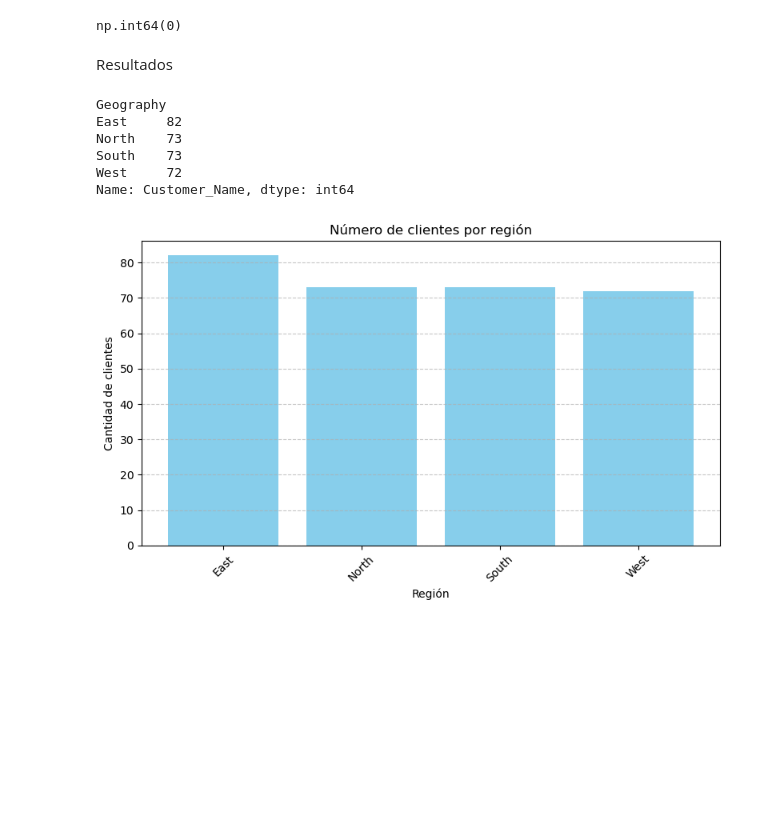
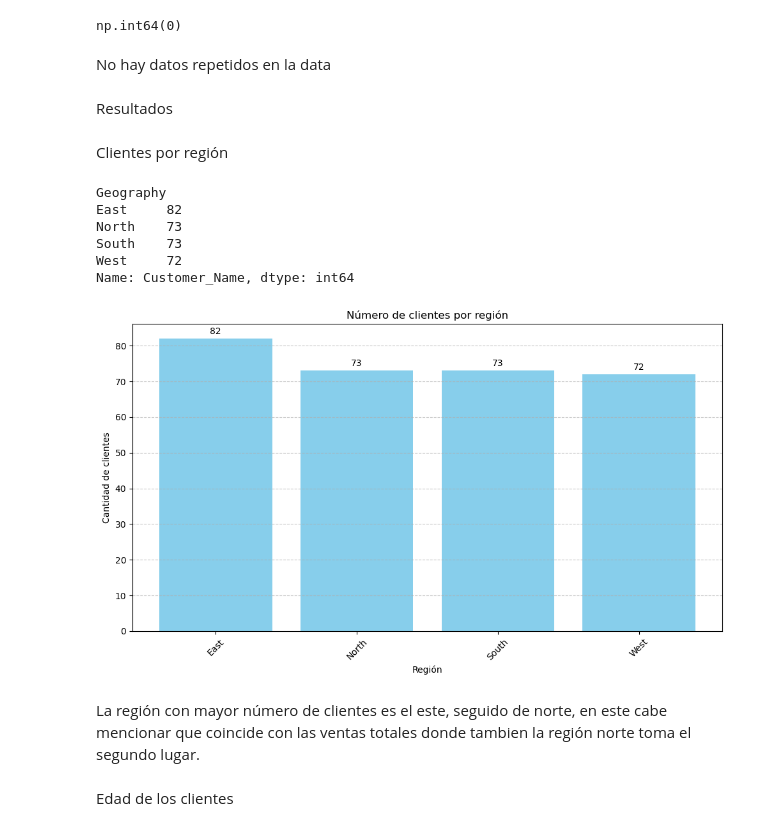
Before and after one commit to abigailTrujilloMtz/Proyecto_Analisis, a Jupyter notebook: Actividad_semana1.ipynb, the cells around one changed output. Drawn from its saved outputs; the diff is of its cells as text; code cells hidden in the pictures; blank space fills up the shorter version.

```diff
--- a/Actividad_semana1.ipynb
+++ b/Actividad_semana1.ipynb
@@ -261,8 +265,12 @@ dtype: object
 datos_clientes.duplicated().sum()
 # %% [output]
 np.int64(0)
+# %% [markdown]
+No hay datos repetidos en la data
 # %% [markdown]
 Resultados
+# %% [markdown]
+Clientes por región
 # %%
 #Clientes agrupados por región
 import pandas as pd
@@ -281,16 +289,23 @@ West     72
 Name: Customer_Name, dtype: int64
 # %%
 # Gráfico de barras
-plt.figure(figsize=(8, 5))
-plt.bar(clientes_region.index, clientes_region.values, color='skyblue')
+import matplotlib.pyplot as plt
+fig, ax = plt.subplots(figsize=(10, 6)) # lienzo
+barras = ax.bar(clientes_region.index, clientes_region.values, color='skyblue')
 
+# 4. Agregar etiquetas a las barras
+ax.bar_label(barras, padding=3) # padding es el espacio entre la barra y el número
 plt.title('Número de clientes por región')
 plt.xlabel('Región')
 plt.ylabel('Cantidad de clientes')
 plt.xticks(rotation=45)
 plt.grid(axis='y', linestyle='--', alpha=0.7)
 
 plt.tight_layout()
 plt.show()
 # %% [output]
-[figure, old version]
+[figure, new version]
+# %% [markdown]
+La región con mayor número de clientes es el este, seguido de norte, en este cabe mencionar que coincide con las ventas totales donde tambien la región norte toma el segundo lugar.
+# %% [markdown]
+Edad de los clientes
```
Also changed, not shown: parts of 5 cells of this notebook.
